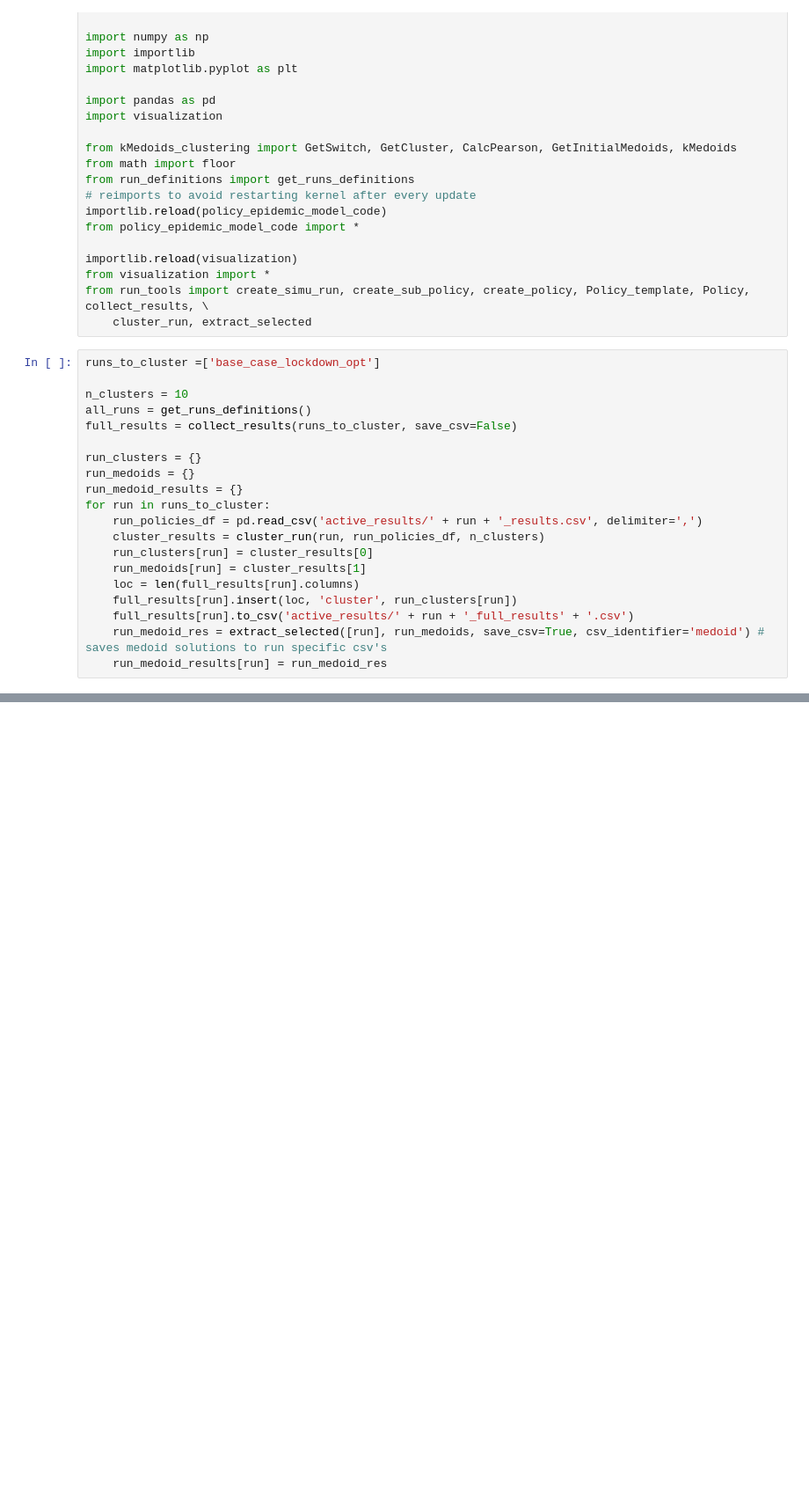
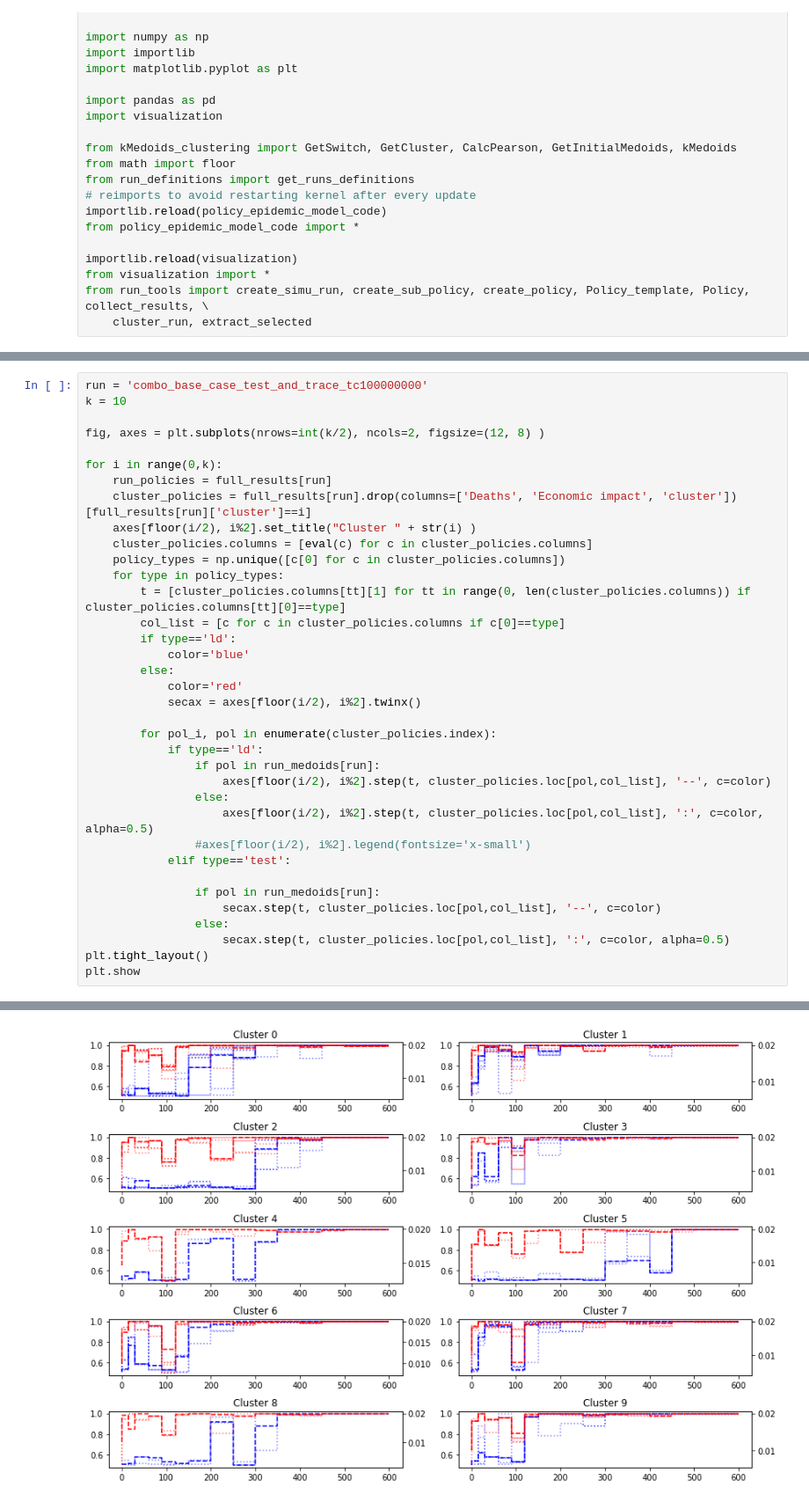
Before and after one commit to lauri-neuvonen/BHM_Covid_Testing, a Jupyter notebook: Clustering_and_medoids.ipynb, the cells around one changed output, grey strips where cells are left out. Shown: that part at 88% size. Saved outputs shown, nothing was run; the diff lists cells and outputs as text; blank space fills up the shorter version.

```diff
--- a/Clustering_and_medoids.ipynb
+++ b/Clustering_and_medoids.ipynb
@@ -24,23 +24,3 @@ importlib.reload(visualization)
 from visualization import *
 from run_tools import create_simu_run, create_sub_policy, create_policy, Policy_template, Policy, collect_results, \
     cluster_run, extract_selected
-# %%
-runs_to_cluster =['base_case_lockdown_opt']
-
-n_clusters = 10
-all_runs = get_runs_definitions()
-full_results = collect_results(runs_to_cluster, save_csv=False)
-
-run_clusters = {}
-run_medoids = {}
-run_medoid_results = {}
-for run in runs_to_cluster:
-    run_policies_df = pd.read_csv('active_results/' + run + '_results.csv', delimiter=',')
-    cluster_results = cluster_run(run, run_policies_df, n_clusters)
-    run_clusters[run] = cluster_results[0]
-    run_medoids[run] = cluster_results[1]
-    loc = len(full_results[run].columns)
-    full_results[run].insert(loc, 'cluster', run_clusters[run])
-    full_results[run].to_csv('active_results/' + run + '_full_results' + '.csv')
-    run_medoid_res = extract_selected([run], run_medoids, save_csv=True, csv_identifier='medoid') # saves medoid solutions to run specific csv's
-    run_medoid_results[run] = run_medoid_res
@@ -165,0 +88,37 @@ for run in runs_to_cluster:
+# %%
+run = 'combo_base_case_test_and_trace_tc100000000'
+k = 10
+
+fig, axes = plt.subplots(nrows=int(k/2), ncols=2, figsize=(12, 8) )
+
+for i in range(0,k):
+    run_policies = full_results[run]
+    cluster_policies = full_results[run].drop(columns=['Deaths', 'Economic impact', 'cluster'])[full_results[run]['cluster']==i]
+    axes[floor(i/2), i%2].set_title("Cluster " + str(i) )
+    cluster_policies.columns = [eval(c) for c in cluster_policies.columns]
+    policy_types = np.unique([c[0] for c in cluster_policies.columns])
+    for type in policy_types:
+        t = [cluster_policies.columns[tt][1] for tt in range(0, len(cluster_policies.columns)) if cluster_policies.columns[tt][0]==type]
+        col_list = [c for c in cluster_policies.columns if c[0]==type]
+        if type=='ld':
+            color='blue'
+        else:
+            color='red'
+            secax = axes[floor(i/2), i%2].twinx()
+
+        for pol_i, pol in enumerate(cluster_policies.index):
+            if type=='ld':
+                if pol in run_medoids[run]:
+                    axes[floor(i/2), i%2].step(t, cluster_policies.loc[pol,col_list], '--', c=color)
+                else:
+                    axes[floor(i/2), i%2].step(t, cluster_policies.loc[pol,col_list], ':', c=color, alpha=0.5)
+                #axes[floor(i/2), i%2].legend(fontsize='x-small')
+            elif type=='test':
+
+                if pol in run_medoids[run]:
+                    secax.step(t, cluster_policies.loc[pol,col_list], '--', c=color)
+                else:
+                    secax.step(t, cluster_policies.loc[pol,col_list], ':', c=color, alpha=0.5)
+plt.tight_layout()
+plt.show
+# %% [output]
@@ -165,0 +126 @@ for run in runs_to_cluster:
+[figure, added]
```
Also changed, not shown: parts of 5 cells of this notebook, 1 other file.
